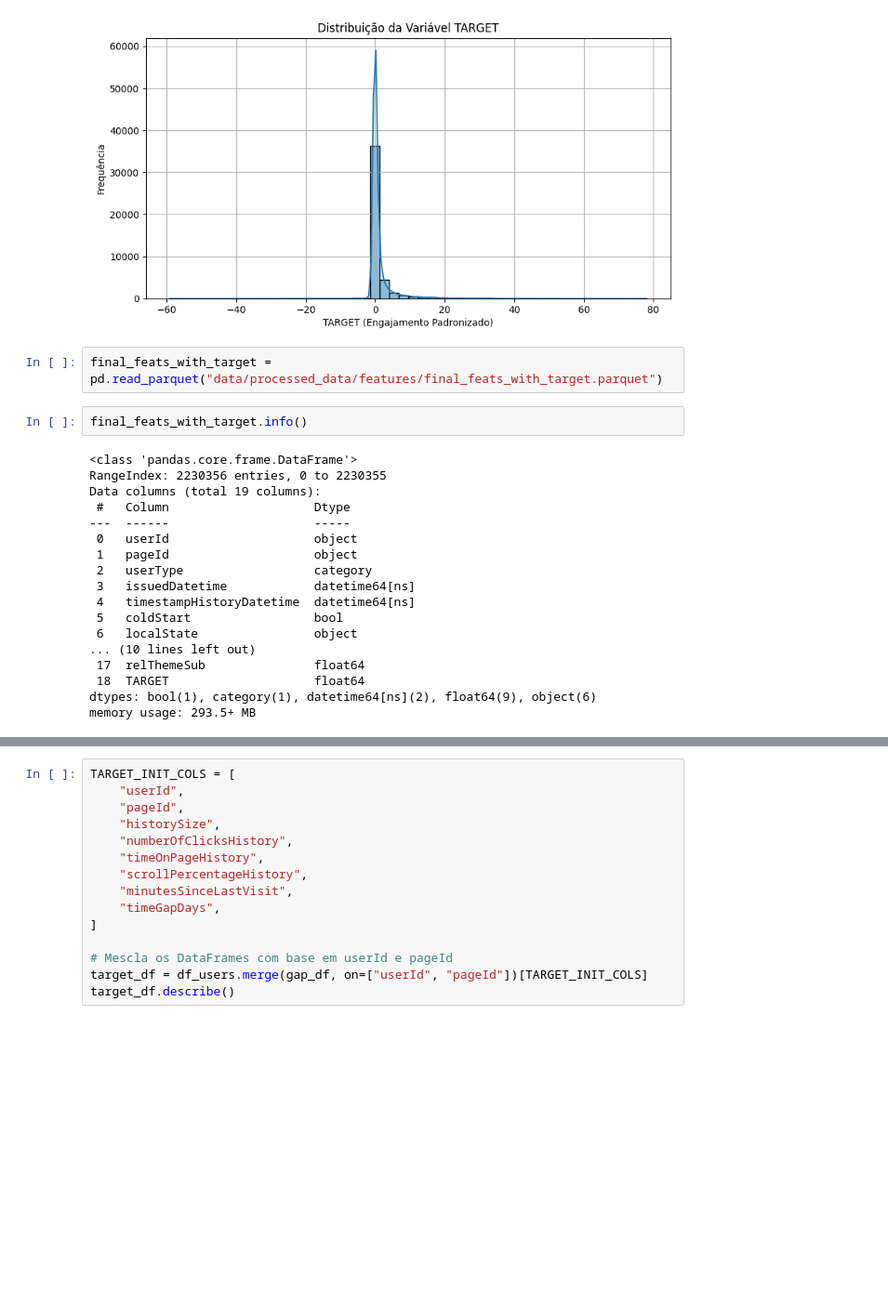
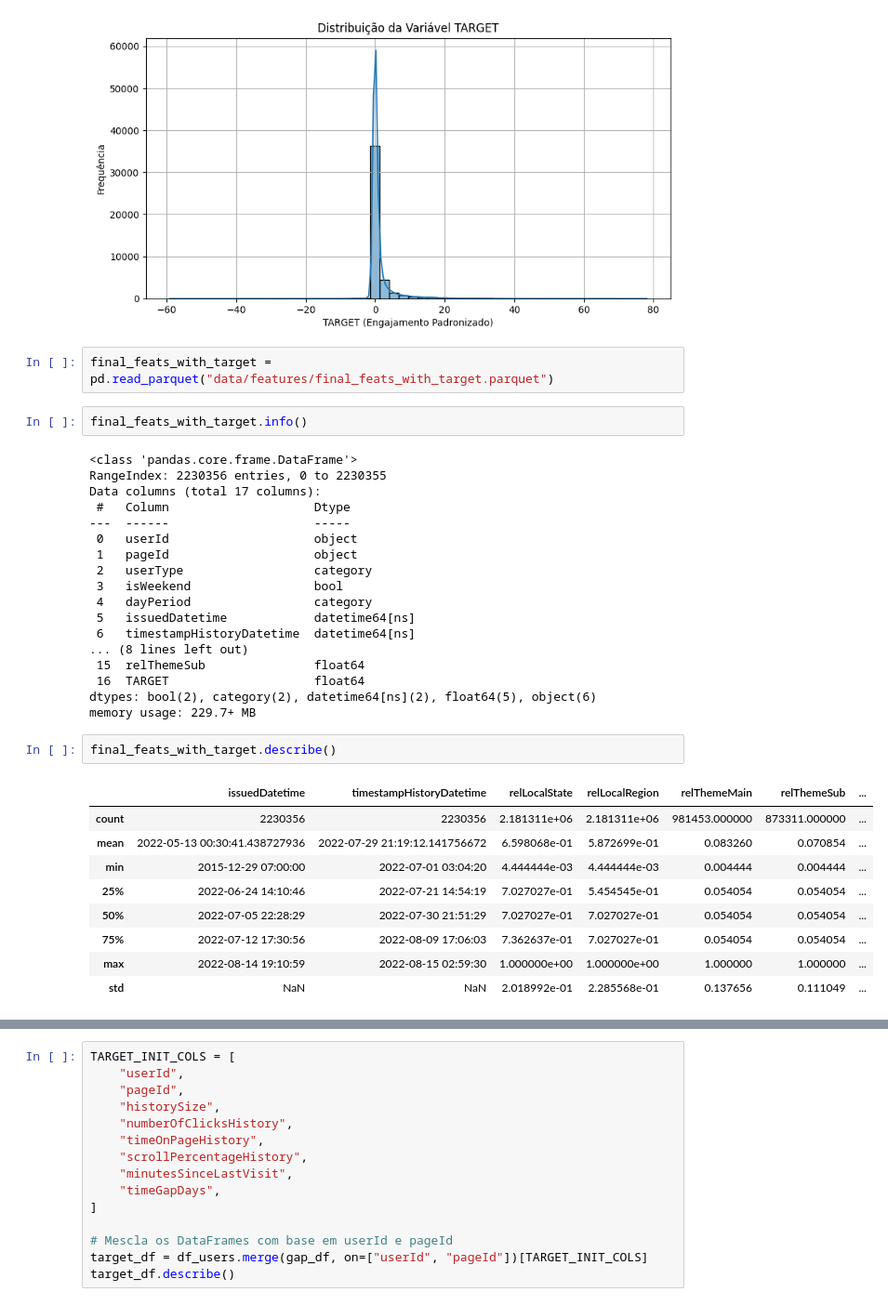
Before and after one commit to gmferratti/ML_Engineer_Datathon, a Jupyter notebook: notebooks/gmferratti/target/target.ipynb, the cells around one changed output, grey strips where cells are left out. Shown: that part at 93% size. Saved outputs shown, nothing was run; the diff lists cells and outputs as text; blank space fills up the shorter version.

Commit message:
Clean code em todo o pipeline de features e target

```diff
--- a/notebooks/gmferratti/target/target.ipynb
+++ b/notebooks/gmferratti/target/target.ipynb
@@ -163,26 +163,38 @@ plot_target_distribution(target_new)
 # %% [output]
 [figure]
 # %%
-final_feats_with_target = pd.read_parquet("data/processed_data/features/final_feats_with_target.parquet")
+final_feats_with_target = pd.read_parquet("data/features/final_feats_with_target.parquet")
 # %%
 final_feats_with_target.info()
 # %% [output]
 <class 'pandas.core.frame.DataFrame'>
 RangeIndex: 2230356 entries, 0 to 2230355
-Data columns (total 19 columns):
+Data columns (total 17 columns):
  #   Column                    Dtype
 ---  ------                    -----
  0   userId                    object
  1   pageId                    object
  2   userType                  category
- 3   issuedDatetime            datetime64[ns]
- 4   timestampHistoryDatetime  datetime64[ns]
- 5   coldStart                 bool
- 6   localState                object
-... (10 lines left out)
- 17  relThemeSub               float64
- 18  TARGET                    float64
-dtypes: bool(1), category(1), datetime64[ns](2), float64(9), object(6)
-memory usage: 293.5+ MB
+ 3   isWeekend                 bool
+ 4   dayPeriod                 category
+ 5   issuedDatetime            datetime64[ns]
+ 6   timestampHistoryDatetime  datetime64[ns]
+... (8 lines left out)
+ 15  relThemeSub               float64
+ 16  TARGET                    float64
+dtypes: bool(2), category(2), datetime64[ns](2), float64(5), object(6)
+memory usage: 229.7+ MB
+# %%
+final_feats_with_target.describe()
+# %% [output]
+|  | issuedDatetime | timestampHistoryDatetime | relLocalState | relLocalRegion | relThemeMain | relThemeSub | ... |
+| count | 2230356 | 2230356 | 2.181311e+06 | 2.181311e+06 | 981453.000000 | 873311.000000 | ... |
+| mean | 2022-05-13 00:30:41.438727936 | 2022-07-29 21:19:12.141756672 | 6.598068e-01 | 5.872699e-01 | 0.083260 | 0.070854 | ... |
+| min | 2015-12-29 07:00:00 | 2022-07-01 03:04:20 | 4.444444e-03 | 4.444444e-03 | 0.004444 | 0.004444 | ... |
+| 25% | 2022-06-24 14:10:46 | 2022-07-21 14:54:19 | 7.027027e-01 | 5.454545e-01 | 0.054054 | 0.054054 | ... |
+| 50% | 2022-07-05 22:28:29 | 2022-07-30 21:51:29 | 7.027027e-01 | 7.027027e-01 | 0.054054 | 0.054054 | ... |
+| 75% | 2022-07-12 17:30:56 | 2022-08-09 17:06:03 | 7.362637e-01 | 7.027027e-01 | 0.054054 | 0.054054 | ... |
+| max | 2022-08-14 19:10:59 | 2022-08-15 02:59:30 | 1.000000e+00 | 1.000000e+00 | 1.000000 | 1.000000 | ... |
+| std | NaN | NaN | 2.018992e-01 | 2.285568e-01 | 0.137656 | 0.111049 | ... |
 # %%
 gap_df = pd.read_parquet("data/processed_data/features/gap_feats.parquet")
```
Also changed, not shown: parts of 3 cells of this notebook, 17 other files.
